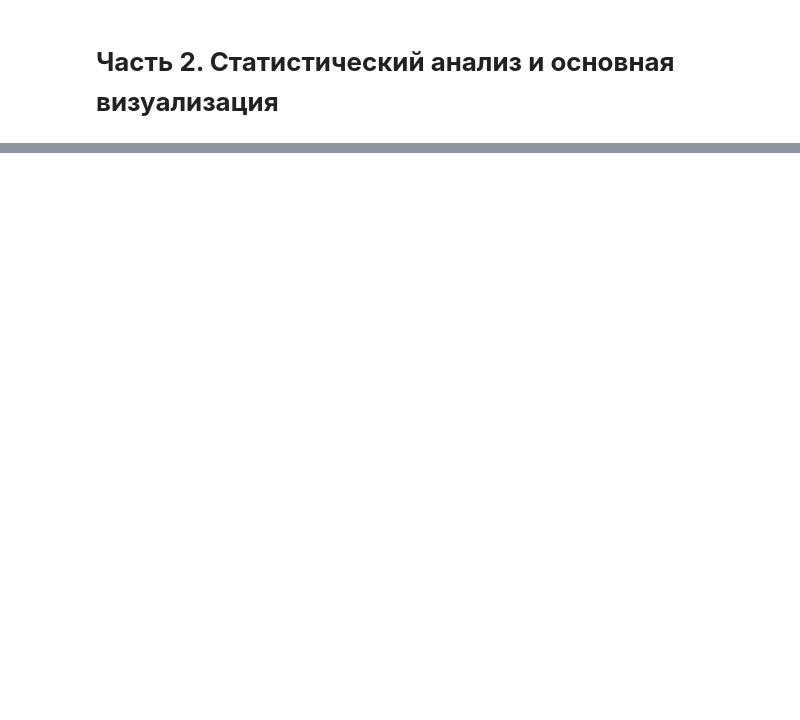
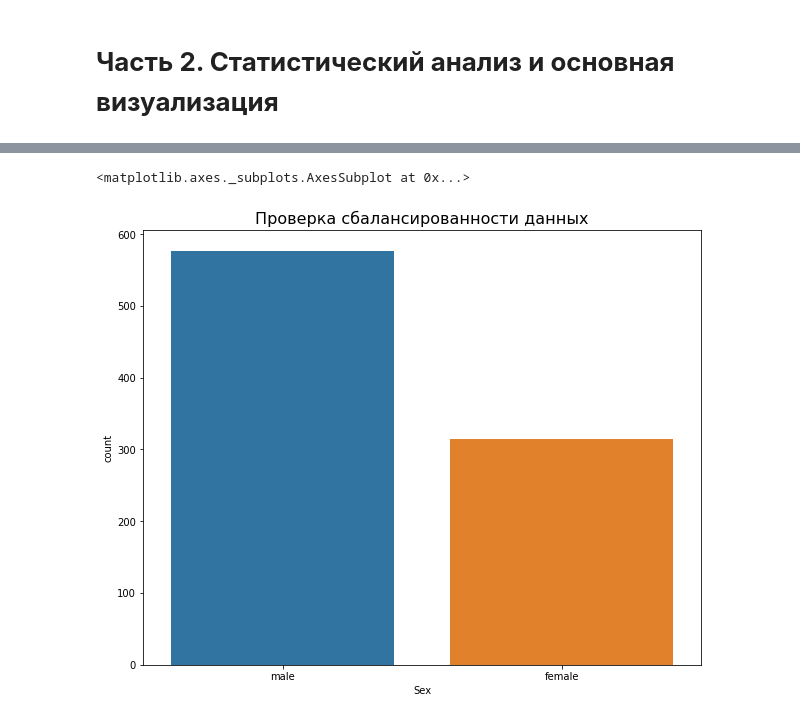
Before and after one commit to AlexeyProvorov/Other_projects, a Jupyter notebook: ML_DiKaprio_visual.ipynb, the cells around one changed output, grey strips where cells are left out. Cells and saved outputs as stored; diff of their text form; code cells hidden in the pictures; blank space fills up the shorter version.

```diff
--- a/ML_DiKaprio_visual.ipynb
+++ b/ML_DiKaprio_visual.ipynb
@@ -229,0 +642,7 @@ array([0, 1, 1, 1, 0, 0, 0, 0, 1, 1, 1, 1, 0, 0, 0, 1, 0, 1, 0, 1, 0, 1,
+# %%
+plt.figure(figsize=(10,8))
+plt.title('Проверка сбалансированности данных', fontsize=16)
+sns.countplot(data=all_data_stat, x='Sex')
+# %% [output]
+<matplotlib.axes._subplots.AxesSubplot at 0x...>
+[figure, added]
```
Also changed, not shown: parts of 84 cells of this notebook.
